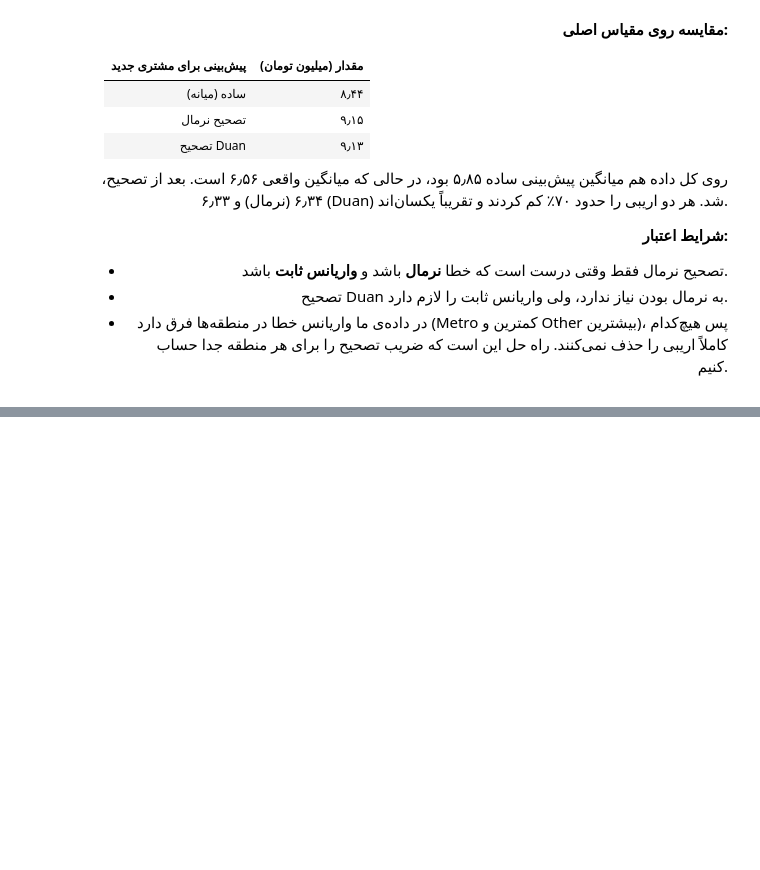
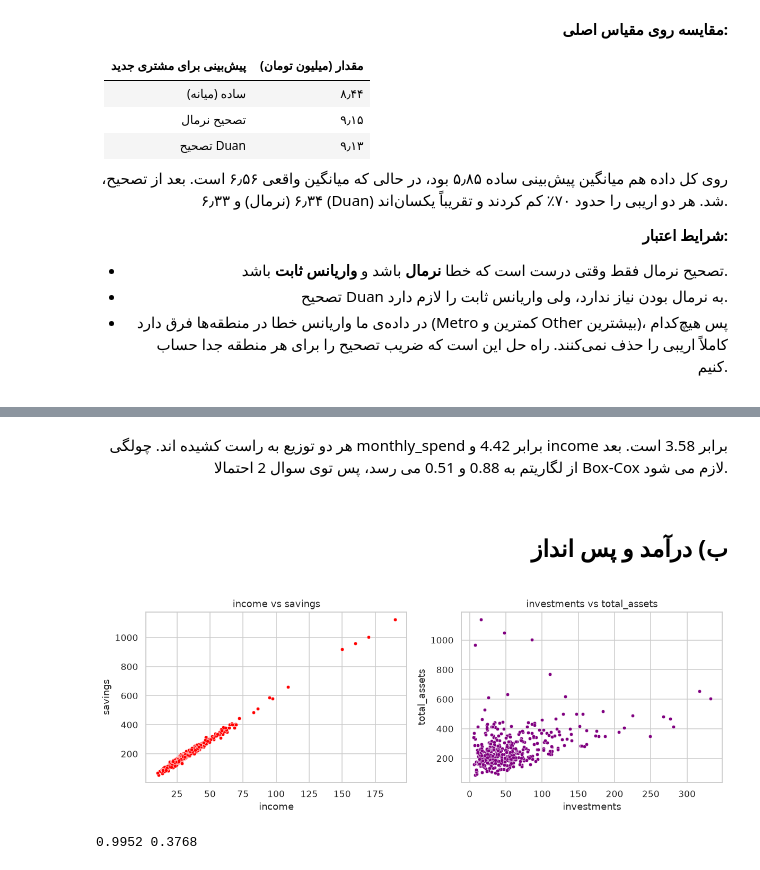
Before and after one commit to KiarashAkbari/ML-CHALLENGE, a Jupyter notebook: term-3/answers/quiz-1-answer/quiz-1-answer.ipynb, the cells around one changed output, grey strips where cells are left out. Drawn from its saved outputs; the diff is of its cells as text; code cells hidden in the pictures; blank space fills up the shorter version.

```diff
--- a/term-3/answers/quiz-1-answer/quiz-1-answer.ipynb
+++ b/term-3/answers/quiz-1-answer/quiz-1-answer.ipynb
@@ -1611,0 +1886,24 @@ OLS هم **نااریب** است و هم **سازگار**. برای نااریب
+# %% [markdown]
+<div dir="rtl" style="text-align: right;">
+
+هر دو توزیع به راست کشیده اند. چولگی monthly_spend برابر 4.42 و income برابر 3.58 است. بعد از لگاریتم به 0.88 و 0.51 می رسد، پس توی سوال 2 احتمالا Box-Cox لازم می شود.
+
+</div>
+# %% [markdown]
+<div dir="rtl" style="text-align: right;">
+
+## ب) درآمد و پس انداز
+
+</div>
+# %%
+fig, ax = plt.subplots(1, 2, figsize=(11, 4))
+sns.scatterplot(data=df, x='income', y='savings', ax=ax[0], s=18, color='red')
+sns.scatterplot(data=df, x='investments', y='total_assets', ax=ax[1], s=18, color='purple')
+ax[0].set_title('income vs savings'); ax[1].set_title('investments vs total_assets')
+plt.tight_layout()
+plt.show()
+
+print(round(df['income'].corr(df['savings']), 4), round(df['investments'].corr(df['total_assets']), 4))
+# %% [output]
+[figure, added]
+0.9952 0.3768
```
Also changed, not shown: parts of 103 cells of this notebook.
